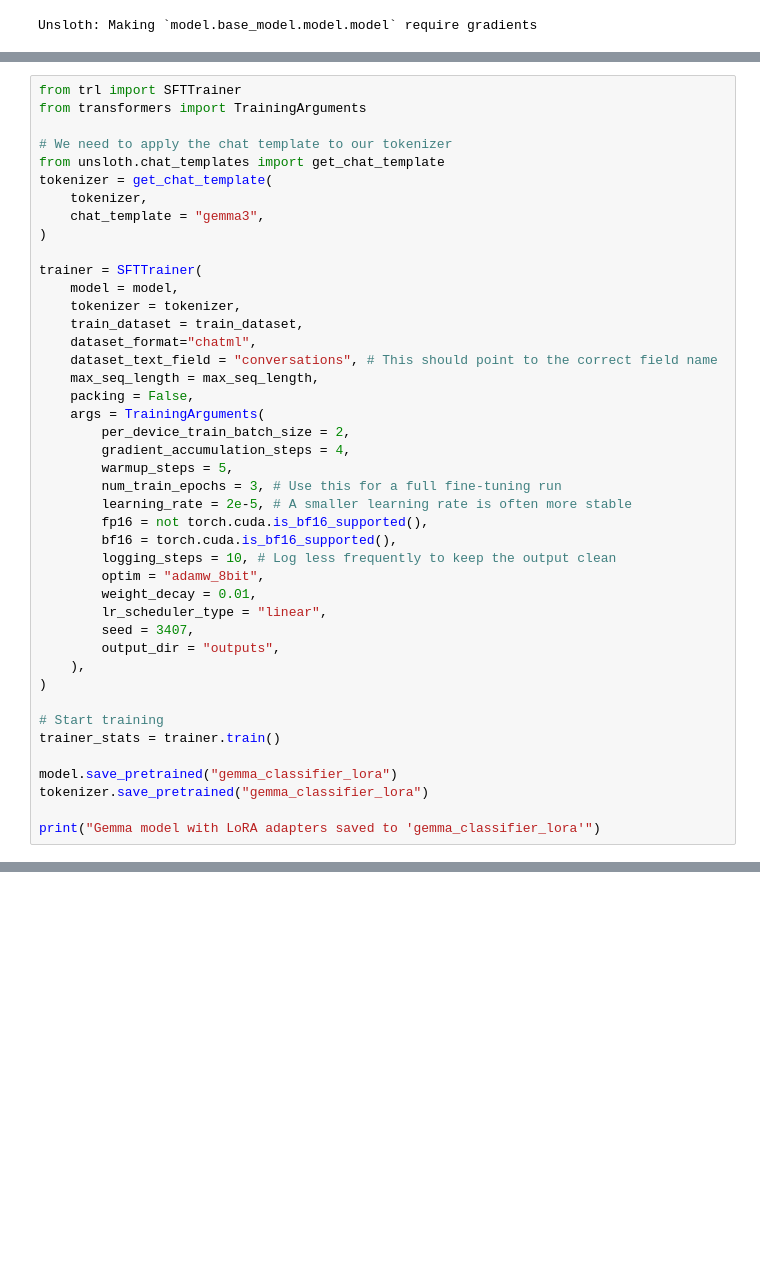
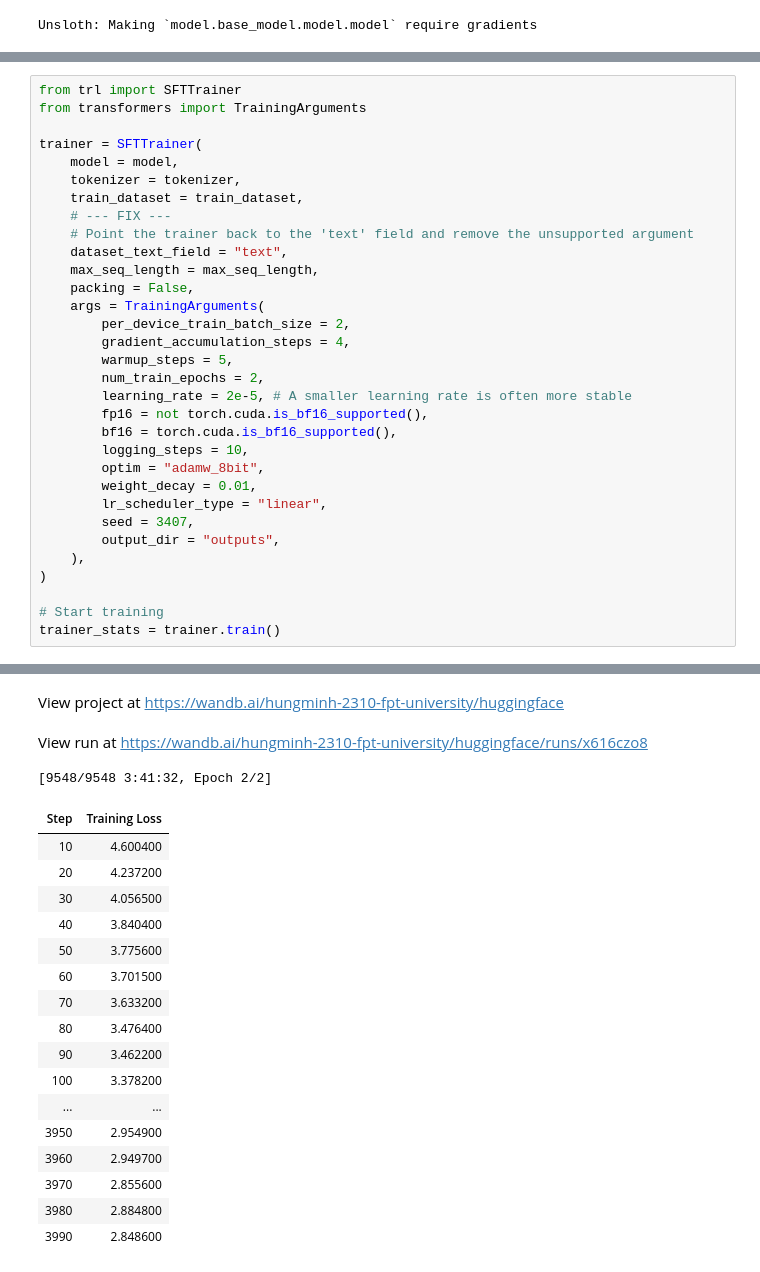
Before and after one commit to alberttrann/Paper_Classifier, a Jupyter notebook: FinetuneGemma3.ipynb, the cells around one changed output, grey strips where cells are left out. Saved outputs shown, nothing was run; the diff lists cells and outputs as text; blank space fills up the shorter version.

```diff
--- a/FinetuneGemma3.ipynb
+++ b/FinetuneGemma3.ipynb
@@ -181,31 +179,25 @@ math<end_of_turn>
 # %%
 from trl import SFTTrainer
 from transformers import TrainingArguments
-
-# We need to apply the chat template to our tokenizer
-from unsloth.chat_templates import get_chat_template
-tokenizer = get_chat_template(
-    tokenizer,
-    chat_template = "gemma3",
-)
 
 trainer = SFTTrainer(
     model = model,
     tokenizer = tokenizer,
     train_dataset = train_dataset,
-    dataset_format="chatml",
-    dataset_text_field = "conversations", # This should point to the correct field name
+    # --- FIX ---
+    # Point the trainer back to the 'text' field and remove the unsupported argument
+    dataset_text_field = "text",
     max_seq_length = max_seq_length,
     packing = False,
     args = TrainingArguments(
         per_device_train_batch_size = 2,
         gradient_accumulation_steps = 4,
         warmup_steps = 5,
-        num_train_epochs = 3, # Use this for a full fine-tuning run
+        num_train_epochs = 2,
         learning_rate = 2e-5, # A smaller learning rate is often more stable
         fp16 = not torch.cuda.is_bf16_supported(),
         bf16 = torch.cuda.is_bf16_supported(),
-        logging_steps = 10, # Log less frequently to keep the output clean
+        logging_steps = 10,
         optim = "adamw_8bit",
         weight_decay = 0.01,
         lr_scheduler_type = "linear",
@@ -216,11 +208,6 @@ trainer = SFTTrainer(
 
 # Start training
 trainer_stats = trainer.train()
-
-model.save_pretrained("gemma_classifier_lora")
-tokenizer.save_pretrained("gemma_classifier_lora")
-
-print("Gemma model with LoRA adapters saved to 'gemma_classifier_lora'")
 # %% [output]
 ==((====))==  Unsloth - 2x faster free finetuning | Num GPUs used = 1
    \\   /|    Num examples = 38,192 | Num Epochs = 2 | Total steps = 9,548
@@ -230,0 +230,20 @@ O^O/ \_/ \    Batch size per device = 2 | Gradient accumulation steps = 4
+View project at https://wandb.ai/hungminh-2310-fpt-university/huggingface
+View run at https://wandb.ai/hungminh-2310-fpt-university/huggingface/runs/x616czo8
+[9548/9548 3:41:32, Epoch 2/2]
+| Step | Training Loss |
+| 10 | 4.600400 |
+| 20 | 4.237200 |
+| 30 | 4.056500 |
+| 40 | 3.840400 |
+| 50 | 3.775600 |
+| 60 | 3.701500 |
+| 70 | 3.633200 |
+| 80 | 3.476400 |
+| 90 | 3.462200 |
+| 100 | 3.378200 |
+| ... | ... |
+| 3950 | 2.954900 |
+| 3960 | 2.949700 |
+| 3970 | 2.855600 |
+| 3980 | 2.884800 |
+| 3990 | 2.848600 |
```
Also changed, not shown: parts of 4 cells of this notebook, 3 other files.
